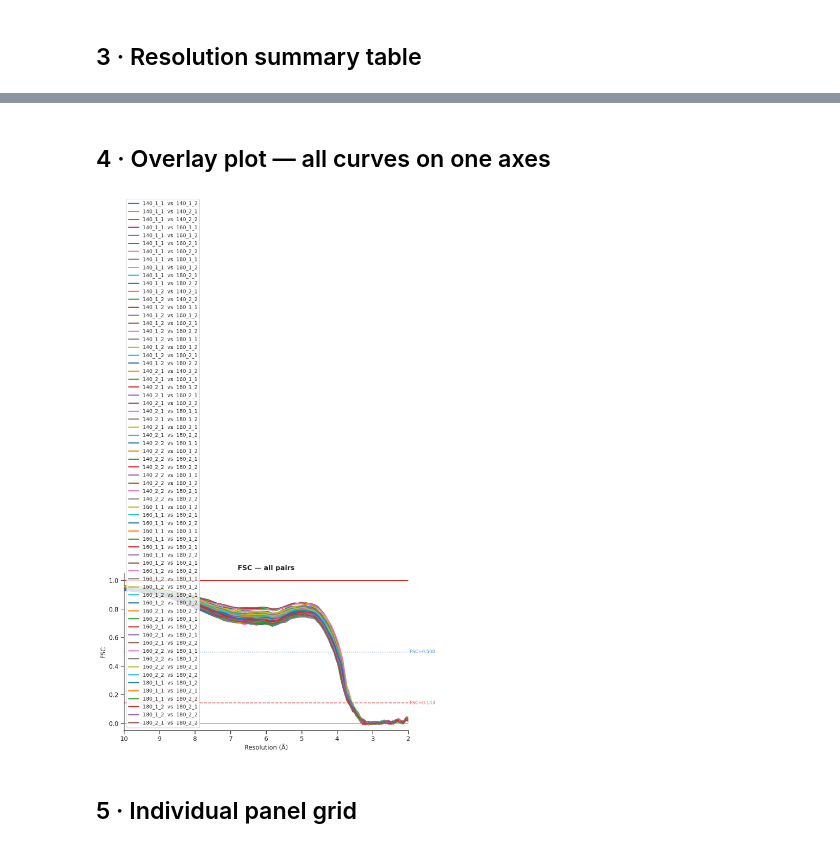
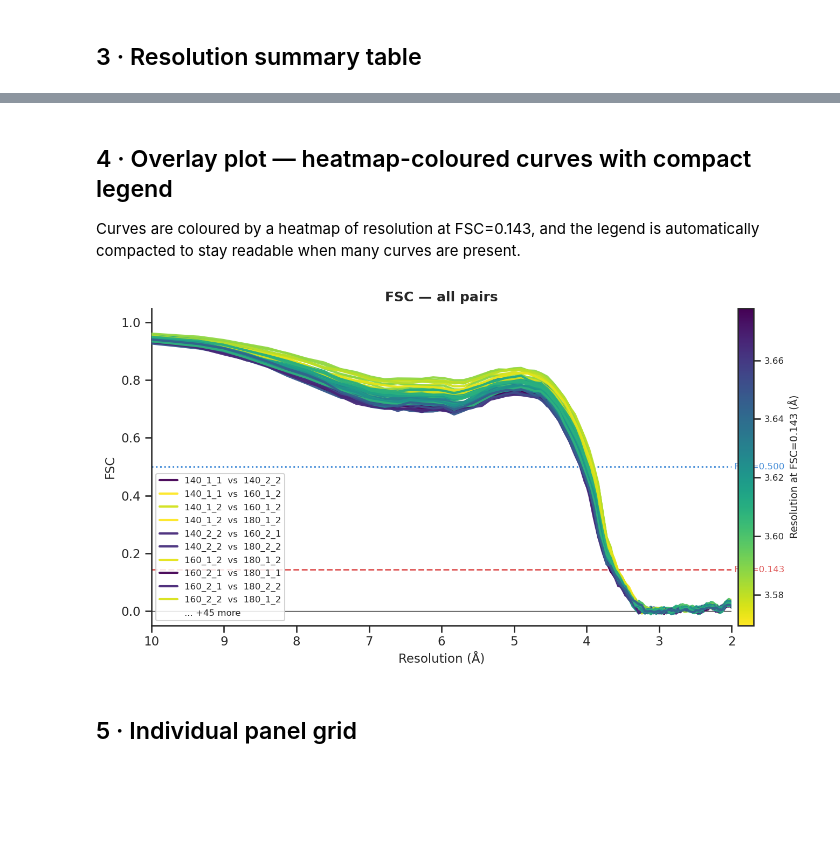
Before and after one commit to mbelouso/cryoEM_pythontools, a Jupyter notebook: FSC_Analysis.ipynb, the cells around one changed output, grey strips where cells are left out. Cells and saved outputs as stored; diff of their text form; code cells hidden in the pictures; blank space fills up the shorter version.

Commit message:
Updated FSC calculator to include chimeraX style map fitting

```diff
--- a/FSC_Analysis.ipynb
+++ b/FSC_Analysis.ipynb
@@ -38,10 +41,19 @@ import glob
 from itertools import combinations
 from pathlib import Path
 
-MAPS_DIR   = "maps"          # ← change to the folder containing your MRC files
+MAPS_DIR   = "maps"          # <- folder containing your MRC files
 THRESHOLDS = [0.143, 0.5]
-NUM_SHELLS = None             # None → box_size // 2 (auto)
-XLIM       = (10.0, 2.0)      # resolution axis limits in Å  (left, right)
+REPORT_RESOLUTIONS_A = [5.0, 6.0, 6.5]  # target resolution(s) in A for FSC interpolation + CSV export
+NUM_SHELLS = None             # None -> box_size // 2 (auto)
+ALIGN_MAP2 = True             # run real-space rigid map fit on map2 before FSC
+SPEED_PRESET = "fast"        # one of: "fast", "balanced", "accurate"
+ROTATIONAL_ALIGNMENT = True   # include rotational terms in rigid fitting
+SUBPIXEL_ALIGNMENT = True     # retained for API compatibility
+MAX_ROTATION_DEG = 0.4        # per-axis cap (deg) on fitted z/y/x Euler rotation
+ROT_COARSE_STEP_DEG = 0.1     # max rotation step size per iteration (deg)
+ROT_FINE_STEP_DEG = 0.05      # min rotation step size per iteration (deg)
+ROT_SEARCH_TARGET_DIM = 128   # fit downsample target size (smaller is faster)
+XLIM       = (10.0, 2.0)      # resolution axis limits in A  (left, right)
 
 # Auto-discover all MRC files and build every unique pair
 mrc_files = sorted(glob.glob(f"{MAPS_DIR}/*.mrc"))
@@ -50,7 +62,8 @@ PAIRS = [
     for a, b in combinations(mrc_files, 2)
 ]
 
-print(f"Found {len(mrc_files)} volume(s) → {len(PAIRS)} unique pair(s):")
+print(f"Found {len(mrc_files)} volume(s) -> {len(PAIRS)} unique pair(s):")
 for _, _, label in PAIRS:
     print(f"  {label}")
+print(f"Target resolution(s) for FSC interpolation: {REPORT_RESOLUTIONS_A}")
 # %% [output]
@@ -159,17 +265,25 @@ df
 # %% [markdown]
-## 4 · Overlay plot — all curves on one axes
+## 4 · Overlay plot — heatmap-coloured curves with compact legend
+
+Curves are coloured by a heatmap of resolution at FSC=0.143, and the legend is
+automatically compacted to stay readable when many curves are present.
 # %%
 fig, ax = plot_fsc(
     results,
     thresholds=THRESHOLDS,
     title="FSC — all pairs",
     figsize=(9, 5),
     show_annotations=False,   # too crowded for multiple curves
     xlim=XLIM,
-)
+    color_mode="heatmap",
+    heatmap_threshold=0.143,
+    heatmap_cmap="viridis_r",
+    legend_mode="compact",
+    max_legend_entries=10,
+ )
 plt.show()
 # %% [output]
-[figure, old version]
+[figure, new version]
 # %% [markdown]
 ## 5 · Individual panel grid
 # %%
```
Also changed, not shown: parts of 9 cells of this notebook, 3 other files.
